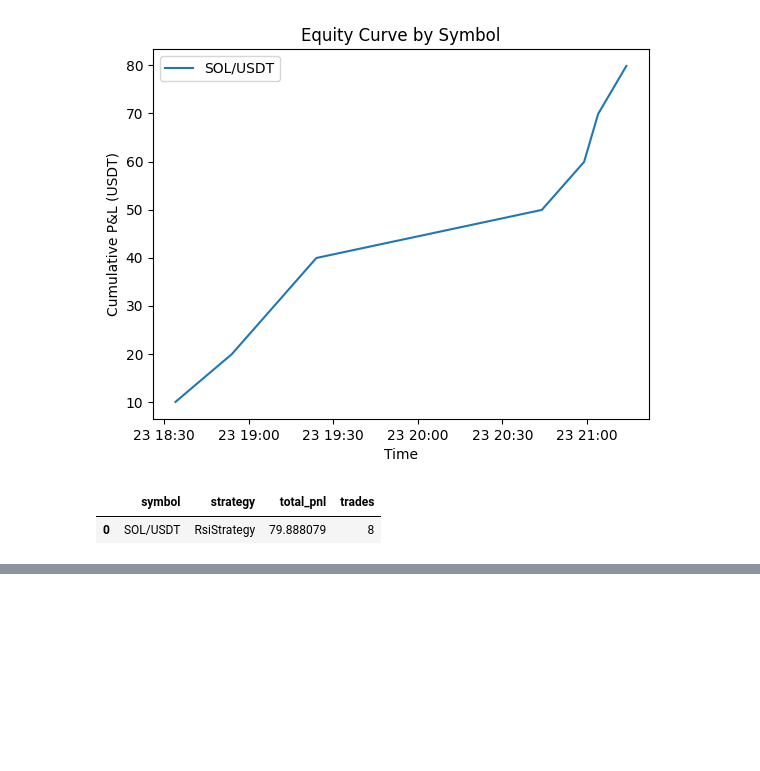
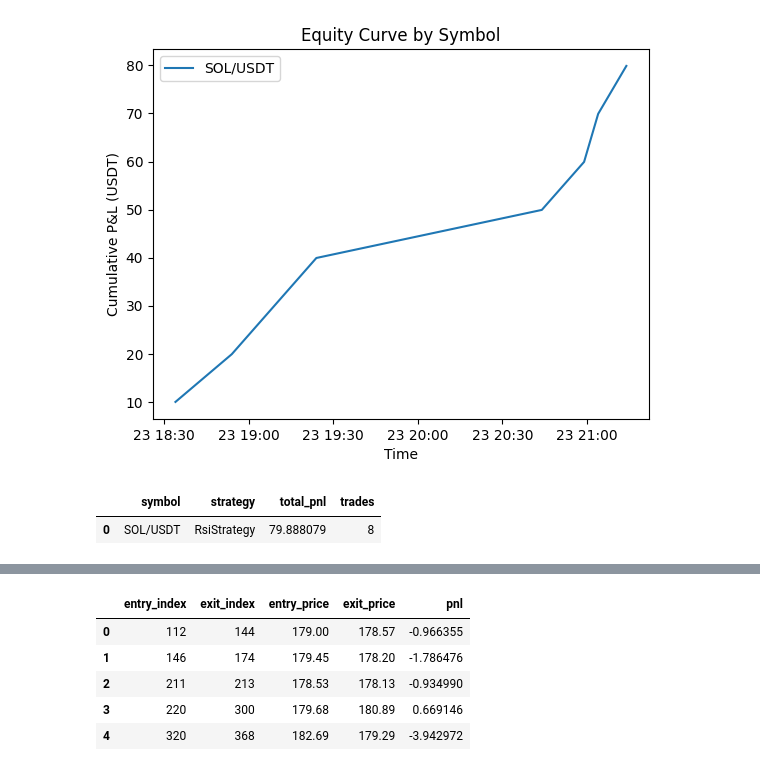
Before and after one commit to elijahmendezcs/solanabot, a Jupyter notebook: dashboard.ipynb, the cells around one changed output, grey strips where cells are left out. Cells and saved outputs as stored; diff of their text form; code cells hidden in the pictures; blank space fills up the shorter version.

```diff
--- a/dashboard.ipynb
+++ b/dashboard.ipynb
@@ -31,11 +31,39 @@ plt.ylabel("Cumulative P&L (USDT)")
 plt.show()
 # %% [output]
 [figure]
-# %%
-summary = df.groupby(["symbol","strategy"])["cost"] \
-            .agg(total_pnl="sum", trades="count") \
-            .reset_index()
-summary
-# %% [output]
-|  | symbol | strategy | total_pnl | trades |
-| 0 | SOL/USDT | RsiStrategy | 79.888079 | 8 |
+# %%
+import sqlite3
+import pandas as pd
+
+# ─── Load live trades from SQLite ─────────────────────────────────────────────
+conn = sqlite3.connect("data/trades.db")
+df = pd.read_sql_query(
+    "SELECT * FROM trades ORDER BY timestamp",
+    conn,
+    parse_dates=["timestamp"]
+)
+conn.close()
+
+# ─── Compute P&L summary by symbol & strategy ─────────────────────────────────
+summary = df.groupby(["symbol", "strategy"])["cost"] \
+            .agg(total_pnl="sum", trades="count") \
+            .reset_index()
+
+# Display the result
+summary
+# %% [output]
+|  | symbol | strategy | total_pnl | trades |
+| 0 | SOL/USDT | RsiStrategy | 79.888079 | 8 |
+# %%
+# ─── Cell 1: Run Backtest & Load Trades ──────────────────────────────────────
+from backtest import run_backtest
+from config import FAST_SMA, SLOW_SMA
+import pandas as pd
+
+# Run the backtest with your default SMA settings
+result = run_backtest(FAST_SMA, SLOW_SMA)
+
+# Build a DataFrame of individual trades
+df_trades = pd.DataFrame(result['trades'])
+df_trades.head()
+# %% [output]
@@ -41,0 +72,6 @@ summary
+|  | entry_index | exit_index | entry_price | exit_price | pnl |
+| 0 | 112 | 144 | 179.00 | 178.57 | -0.966355 |
+| 1 | 146 | 174 | 179.45 | 178.20 | -1.786476 |
+| 2 | 211 | 213 | 178.53 | 178.13 | -0.934990 |
+| 3 | 220 | 300 | 179.68 | 180.89 | 0.669146 |
+| 4 | 320 | 368 | 182.69 | 179.29 | -3.942972 |
```
Also changed, not shown: parts of 4 cells of this notebook, 4 other files.
